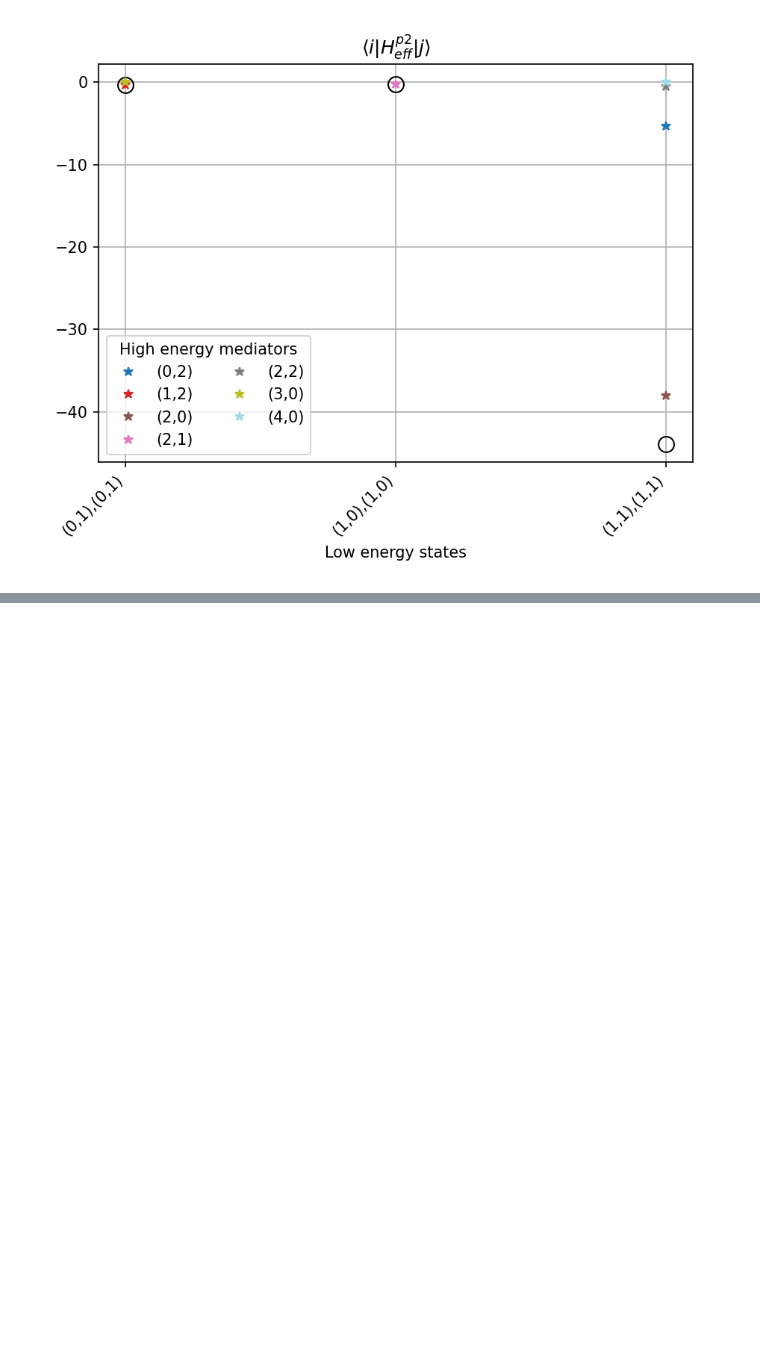
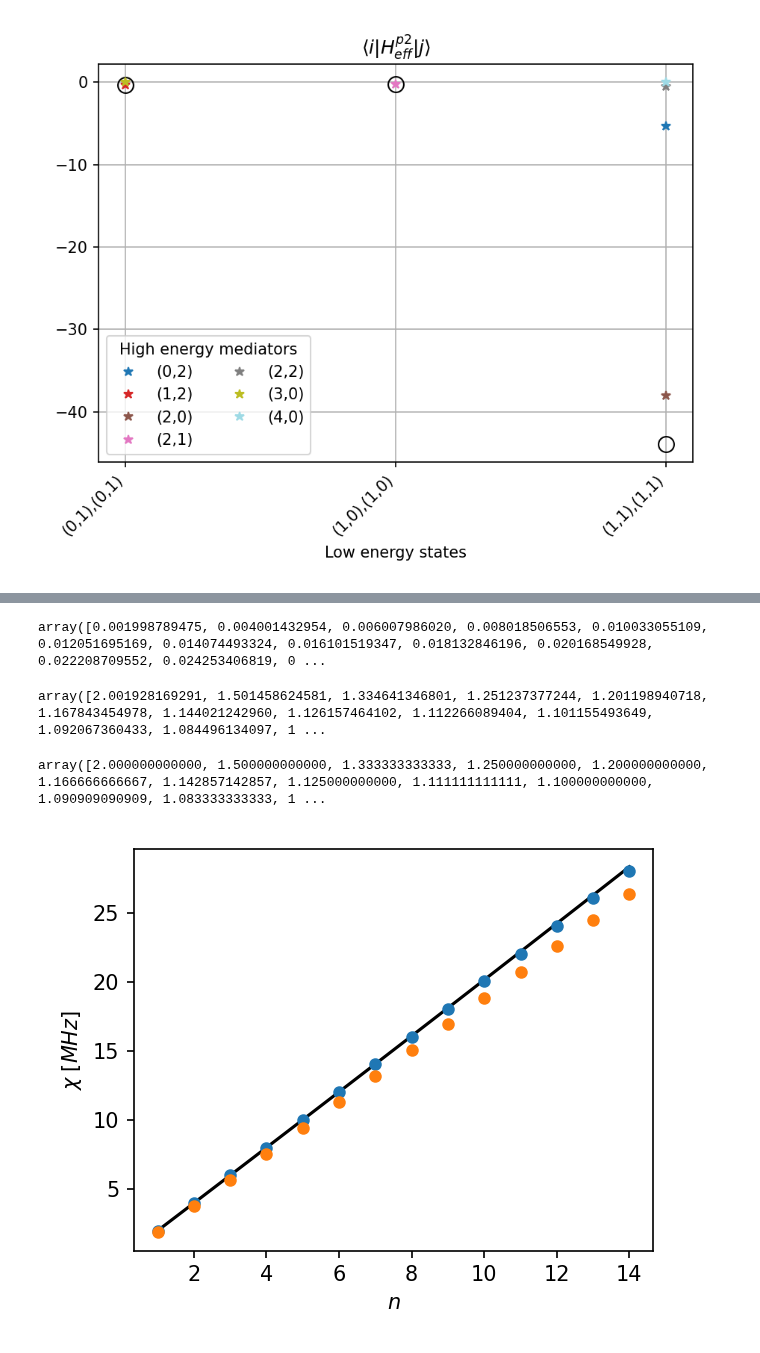
Before and after one commit to GabrielJauma/tunable-capacitive-coupling-flux-qubits, a Jupyter notebook: uni_cell/unit_cell_effective_hamiltonians.ipynb, the cells around one changed output, grey strips where cells are left out. Cells and saved outputs as stored; diff of their text form; code cells hidden in the pictures; blank space fills up the shorter version.

```diff
--- a/uni_cell/unit_cell_effective_hamiltonians.ipynb
+++ b/uni_cell/unit_cell_effective_hamiltonians.ipynb
@@ -436,0 +353,37 @@ sq_ext.plot_second_order_contributions(H_eff_p2_decomposed, labels_low, labels_h
+# %%
+ω_vs_n = E_basis_states[1::2] - E_basis_states[::2]
+# %%
+X_vs_n = ω_vs_n[1:]-ω_vs_n[0]
+X_vs_n
+# %% [output]
+array([0.001998789475, 0.004001432954, 0.006007986020, 0.008018506553, 0.010033055109, 0.012051695169, 0.014074493324, 0.016101519347, 0.018132846196, 0.020168549928, 0.022208709552, 0.024253406819, 0 ...
+# %%
+X_vs_n[1:]/X_vs_n[:-1]
+# %% [output]
+array([2.001928169291, 1.501458624581, 1.334641346801, 1.251237377244, 1.201198940718, 1.167843454978, 1.144021242960, 1.126157464102, 1.112266089404, 1.101155493649, 1.092067360433, 1.084496134097, 1 ...
+# %%
+n = np.arange(1,N)
+n[1:]/n[:-1]
+# %% [output]
+array([2.000000000000, 1.500000000000, 1.333333333333, 1.250000000000, 1.200000000000, 1.166666666667, 1.142857142857, 1.125000000000, 1.111111111111, 1.100000000000, 1.090909090909, 1.083333333333, 1 ...
+# %%
+fig, ax = plt.subplots(figsize =np.array([5,4])*0.85, dpi=150)
+
+ax.plot(n,  X_vs_n * 1e3,'k', label='$\chi$')
+ax.plot(n,  X1 * n * 1e3,'.', markersize=10, label='')
+ax.plot(n, -X2 * n * 1e3,'.', markersize=10)
+
+
+# ax.set_yscale('log')
+# ax.set_xscale('log')
+# ax.set_ylim([1e-3,1e4])
+# ax.set_xlim([1e-5,7e-3])
+ax.set_ylabel('$\chi\; [MHz]$')
+ax.set_xlabel('$n$')
+
+fig.tight_layout()
+
+figs.export('chi_vs_n.pdf', fig)
+fig.show()
+# %% [output]
+[figure, added]
```
Also changed, not shown: parts of 7 cells of this notebook, 4 other files.
